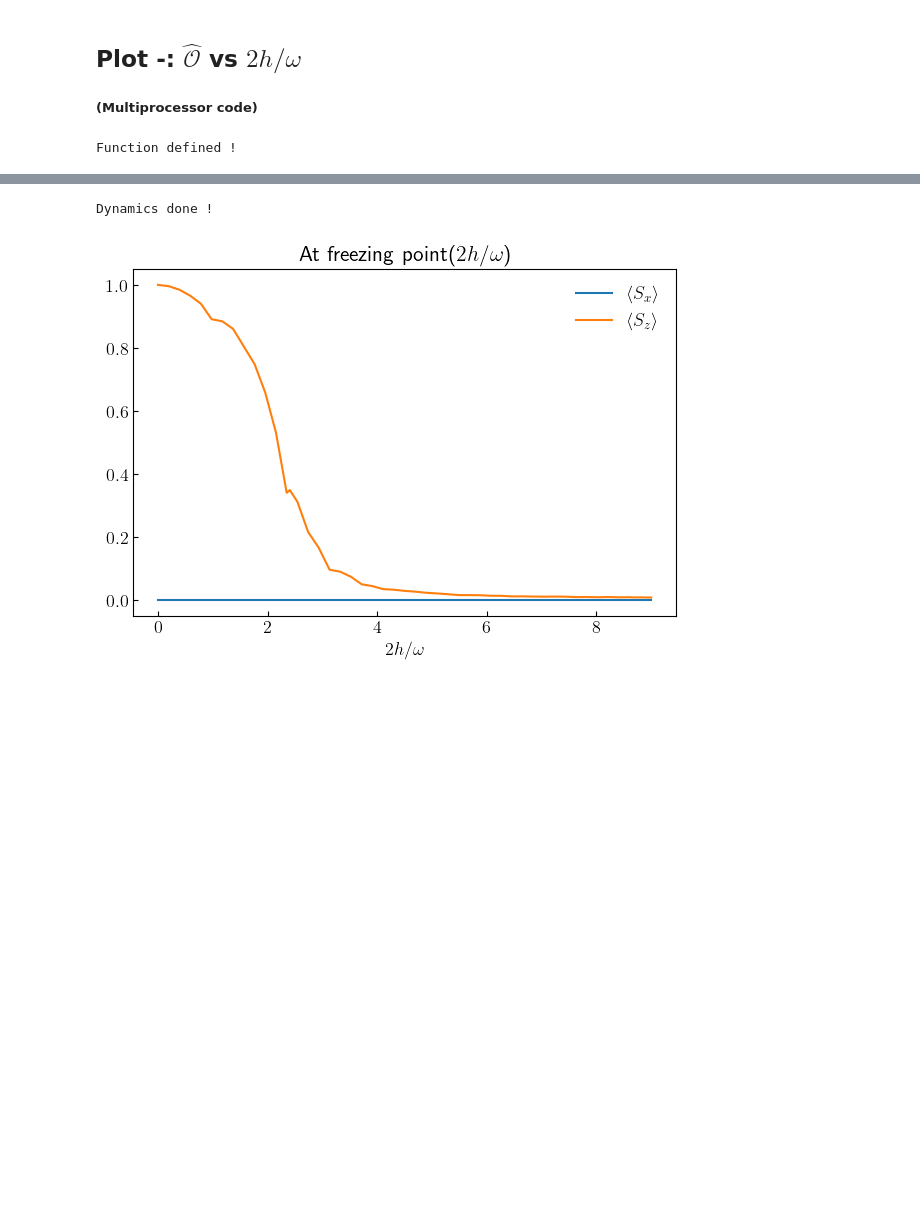
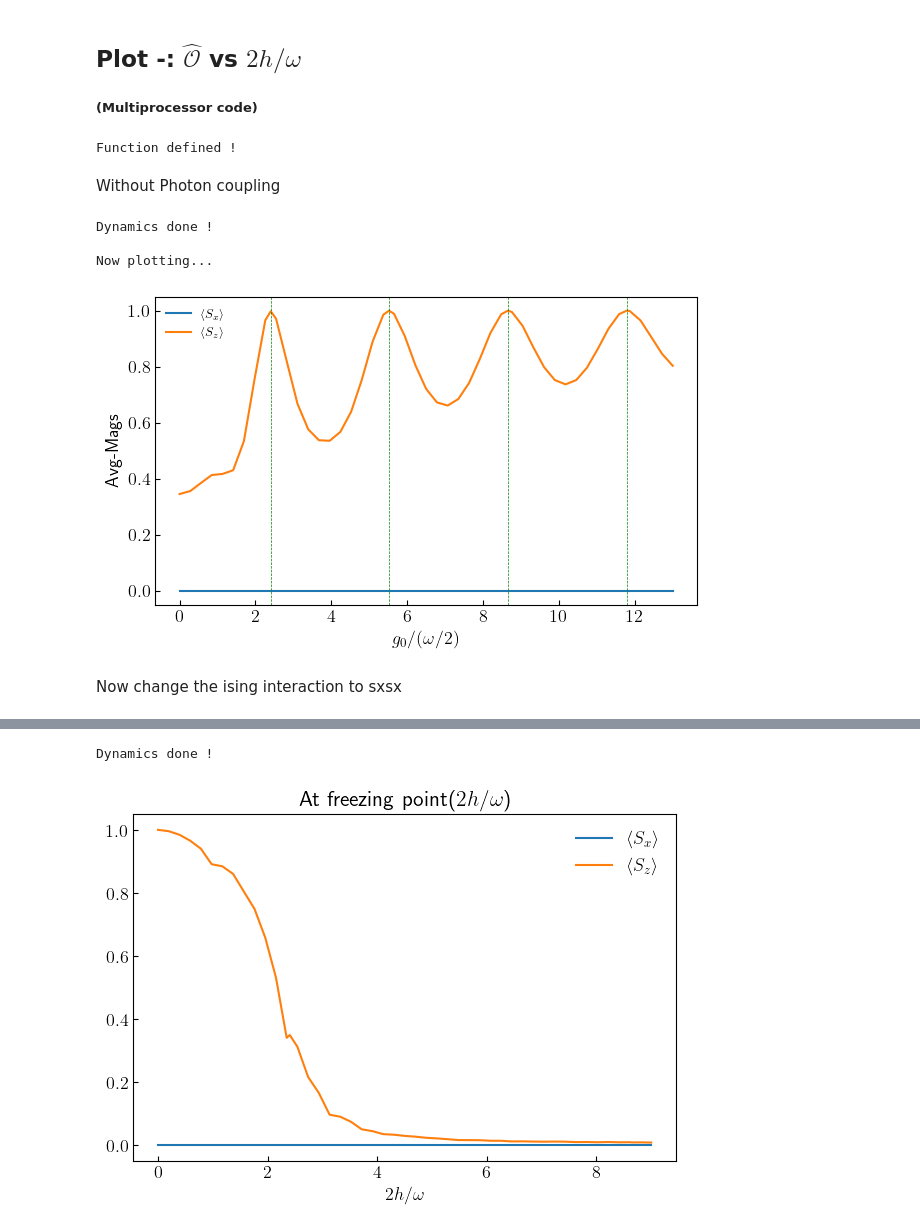
Before and after one commit to rahmahi/DMBL-Engine, a Jupyter notebook: Codes/transverse_photonic_time_evolve.ipynb, the cells around one changed output, grey strips where cells are left out. Drawn from its saved outputs; the diff is of its cells as text; code cells hidden in the pictures; blank space fills up the shorter version.

Commit message:
freezing issue fixed

```diff
--- a/Codes/transverse_photonic_time_evolve.ipynb
+++ b/Codes/transverse_photonic_time_evolve.ipynb
@@ -434,3 +331,77 @@ def h0_ham(N, beta, Jvalue):
 print("Function defined !")
 # %% [output]
 Function defined !
+# %% [markdown]
+Without Photon coupling
+# %%
+import numpy as np
+import matplotlib.pyplot as plt
+from qutip import tensor, qeye, destroy, basis, sigmax, sesolve
+from scipy.special import jn_zeros
+from tqdm import tqdm
+from multiprocessing import Pool
+
+
+plt.rcParams.update({"figure.figsize": (7, 4), "text.usetex": True, "font.size": 13})
+
+# -------------------------------
+# Freezing points
+frz = jn_zeros(0, 4)
+
+# parameters
+N = 5      # number of spins
+n_ph = 25       # photon cutoff
+hbar = 1.0
+
+beta = float('inf')
+Jvalue = 1
+omega = 20
+g0s = np.linspace(0, 13, 47) *  omega / 4
+g0s = np.sort(np.append(g0s, frz * omega / 4))
+
+# time
+ttop = 10
+
+nprocs = 5
+p = Pool(processes = nprocs)
+opts = Options(nsteps=1e5, num_cpus=1, openmp_threads=1)
+
+# initial state: photon vacuum ⊗ all spins up
+spin_up = tensor(*([basis(2, 0)] * N))
+psi0 = spin_up
+
+# evolve
+tlist = np.linspace(0, ttop,  ttop * 20 + 1)
+
+args = [{'omega': omega, 'g0': g0, 'opts':opts, 'tlist': tlist,\
+    'psi0': psi0, 'beta':beta, 'Jvalue': Jvalue, 'N': N} for g0 in g0s]
+
+results = p.map(run_dynamics, tqdm(args))
+
+print("Dynamics done ! \n\nNow plotting...")
+
+results = np.array(results)
+Sx_avgs = results[:, 0]
+Sz_avgs = results[:, 1]
+
+
+plt.plot(4 * g0s/omega, Sx_avgs, label=r'$\langle S_x \rangle$')
+plt.plot(4 * g0s/omega, Sz_avgs, label=r'$\langle S_z \rangle$')
+plt.xlabel(r'$g_0 / ( \omega / 2)$')
+plt.ylabel('Avg-Mags')
+
+for i in frz:
+    plt.axvline(x = i, ls = '--', color = 'green', lw = 0.5)
+
+
+
+plt.tick_params(which='both', direction='in')
+plt.legend(frameon=False, fontsize = 9, loc = 'best')
+plt.show()
+# %% [output]
+Dynamics done !
+
+Now plotting...
+[figure, added]
+# %% [markdown]
+Now change the ising interaction to sxsx
```
Also changed, not shown: parts of 9 cells of this notebook.
